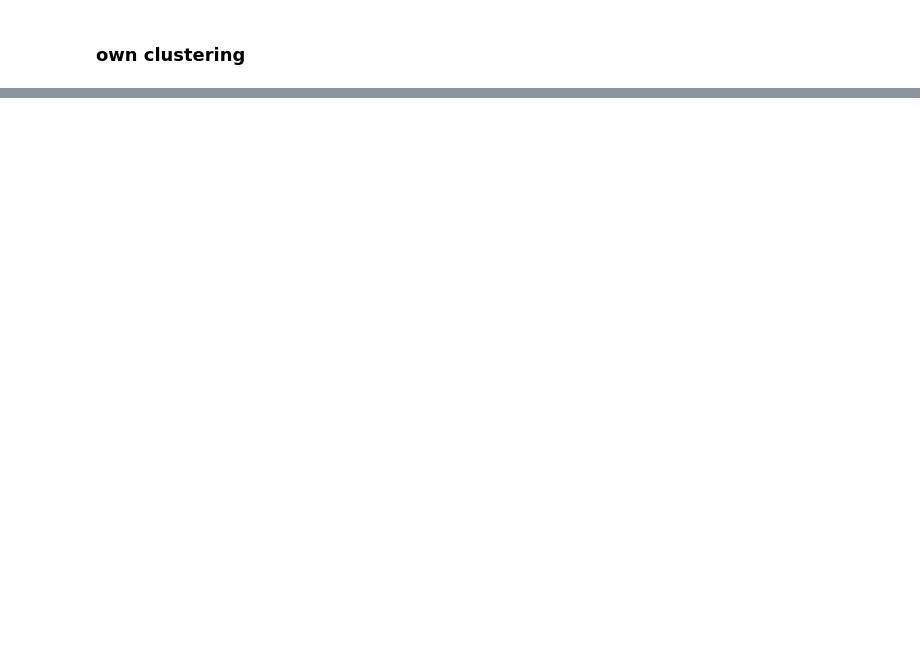
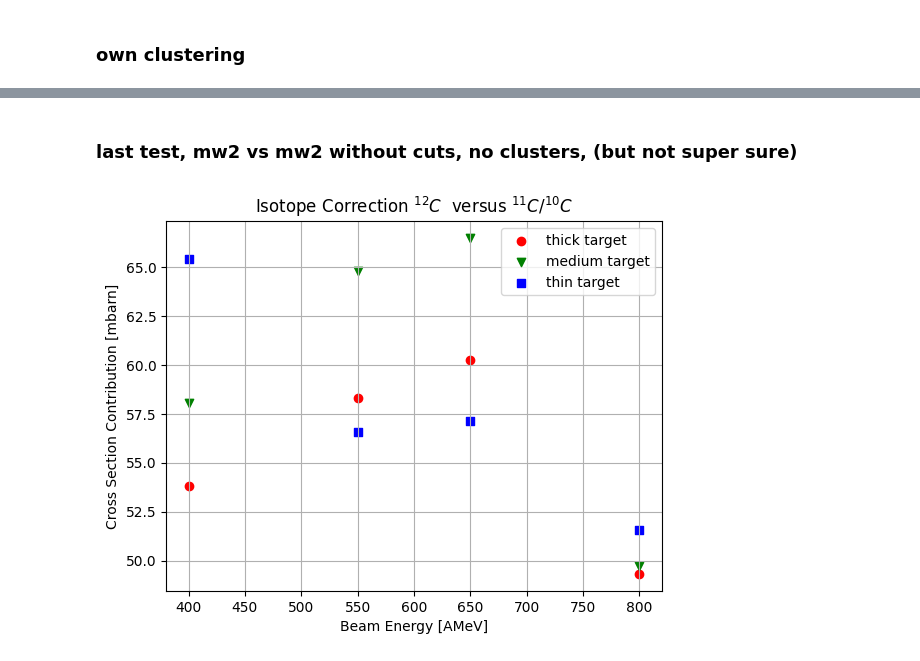
Before and after one commit to jenegger/r3bweek24_gsi, a Jupyter notebook: iso_analysis.ipynb, the cells around one changed output, grey strips where cells are left out. Saved outputs shown, nothing was run; the diff lists cells and outputs as text; code cells hidden in the pictures; blank space fills up the shorter version.

Commit message:
still working on 11c/12c correction

```diff
--- a/iso_analysis.ipynb
+++ b/iso_analysis.ipynb
@@ -614,0 +615,23 @@ plt.savefig('iso_corr_contr_own_cluster_mw13.png')
+# %% [markdown]
+### last test, mw2 vs mw2 without cuts, no clusters, (but not super sure)
+# %%
+f_name_own_mw13 = "lat_res_no_cut_at_all_mw23_iso_corr.txt"
+own_iso_corr_thick_mw13 = cs_iso_corr(f_name_own_mw13,"thick")
+own_iso_corr_medium_mw13 = cs_iso_corr(f_name_own_mw13,"medium")
+own_iso_corr_thin_mw13 = cs_iso_corr(f_name_own_mw13,"thin")
+
+fig, ax = plt.subplots()
+#fig.tight_layout()
+energy = [400,550,650,800]
+ax.scatter(energy,own_iso_corr_thick_mw13,label="thick target",color='red',marker="o")
+ax.scatter(energy,own_iso_corr_medium_mw13,label="medium target",color='green',marker="v")
+ax.scatter(energy,own_iso_corr_thin_mw13,label="thin target",color='blue',marker="s")
+ax.legend()
+ax.grid()
+ax.set_xlabel("Beam Energy [AMeV]")
+ax.set_ylabel("Cross Section Contribution [mbarn]")
+ax.set_title(r'Isotope Correction $^{12}C$  versus $^{11}C/^{10}C$')
+#ax.set_ylim(43,90)
+#plt.savefig('iso_corr_contr_own_cluster_mw13.png')
+# %% [output]
+[figure, added]
```
Also changed, not shown: parts of 14 cells of this notebook, 17 other files.
